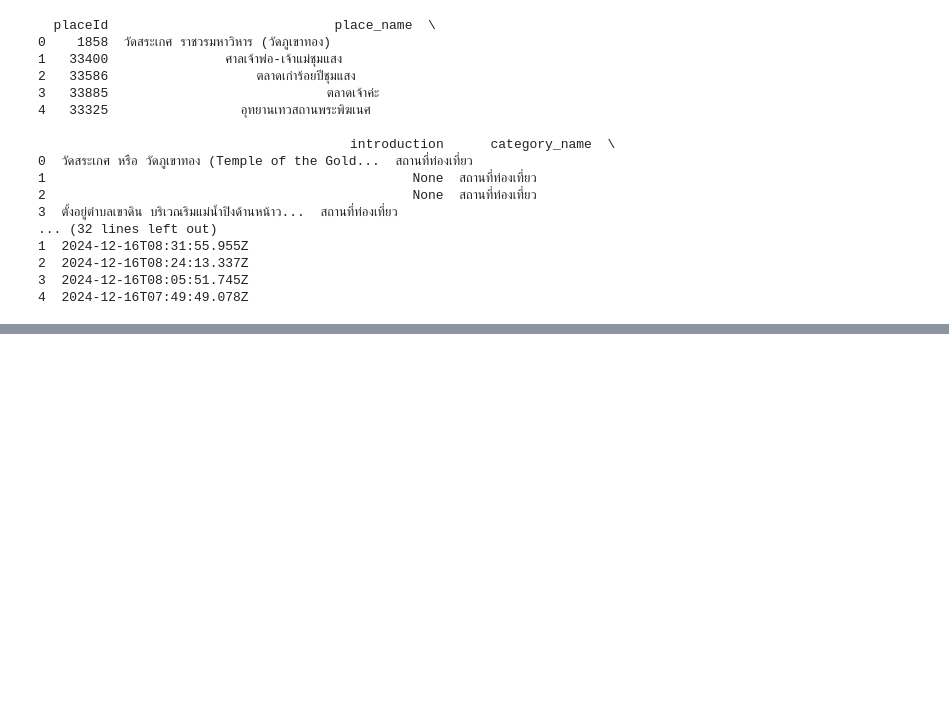
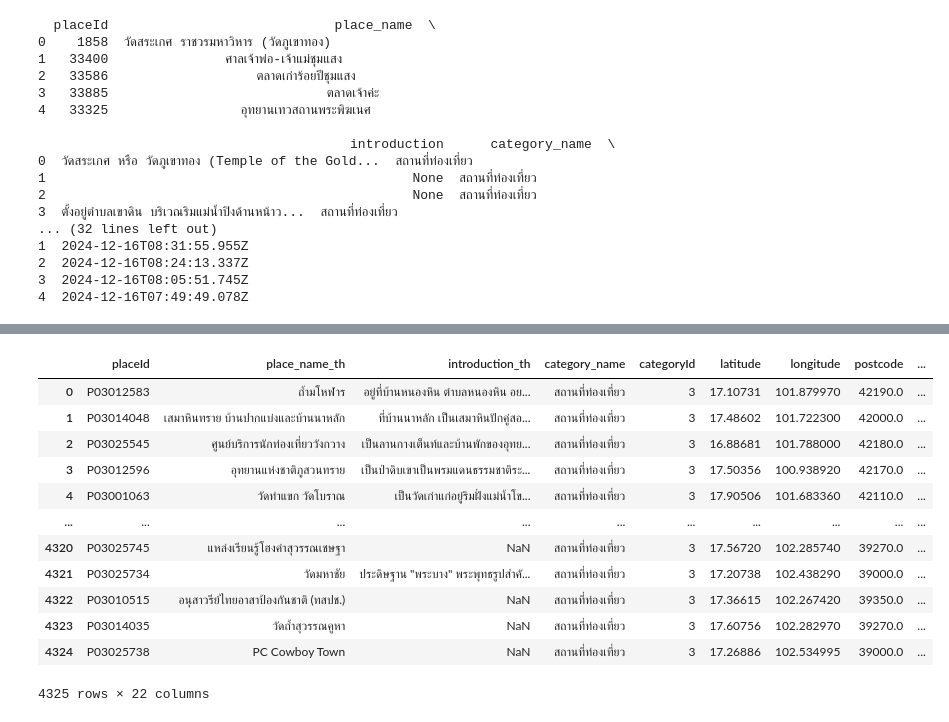
Before and after one commit to ittichaib/IS_Project_Thailand_Tourism_Recommendation, a Jupyter notebook: app/frontend/transform_data.ipynb, the cells around one changed output, grey strips where cells are left out. Drawn from its saved outputs; the diff is of its cells as text; code cells hidden in the pictures; blank space fills up the shorter version.

```diff
--- a/app/frontend/transform_data.ipynb
+++ b/app/frontend/transform_data.ipynb
@@ -225,0 +212,3 @@ df
+# %%
+EN_Attractions_df = pd.read_csv('./tat_attractions_en.csv')
+TH_Attractions_df = pd.read_csv('./tat_attractions_th.csv')
@@ -225,0 +233,18 @@ df
+# %%
+TH_Attractions_df['placeId'] = TH_Attractions_df['placeId'].astype(str)
+EN_Attractions_df['placeId'] = EN_Attractions_df['placeId'].astype(str)
+
+TH_Attractions_df.rename(columns={'introduction': 'introduction_th'}, inplace=True)
+TH_Attractions_df.rename(columns={'place_name': 'place_name_th'}, inplace=True)
+TH_Attractions_df.rename(columns={'province_name': 'province_name_th'}, inplace=True)
+TH_Attractions_df.rename(columns={'district_name': 'district_name_th'}, inplace=True)
+TH_Attractions_df.rename(columns={'sub_district_name': 'sub_district_name_th'}, inplace=True)
+Merge_Attractions_df = TH_Attractions_df.merge(EN_Attractions_df[['placeId', 'introduction', 'place_name', 'province_name', 'district_name', 'sub_district_name']], on='placeId', how='left')
+Merge_Attractions_df.rename(columns={'introduction': 'introduction_en'}, inplace=True)
+Merge_Attractions_df.rename(columns={'place_name': 'place_name_en'}, inplace=True)
+Merge_Attractions_df.rename(columns={'province_name': 'province_name_en'}, inplace=True)
+Merge_Attractions_df.rename(columns={'district_name': 'district_name_en'}, inplace=True)
+Merge_Attractions_df.rename(columns={'sub_district_name': 'sub_district_name_en'}, inplace=True)
+
+Merge_Attractions_df['introduction_en'].fillna('-')
+Merge_Attractions_df['introduction_th'].fillna('-')
@@ -225,0 +284,16 @@ df
+# %%
+Merge_Attractions_df
+# %% [output]
+|  | placeId | place_name_th | introduction_th | category_name | categoryId | latitude | longitude | postcode | ... |
+| 0 | P03012583 | ถ้ำมโหฬาร | อยู่ที่บ้านหนองหิน ตำบลหนองหิน อย... | สถานที่ท่องเที่ยว | 3 | 17.10731 | 101.879970 | 42190.0 | ... |
+| 1 | P03014048 | เสมาหินทราย บ้านปากแบ่งและบ้านนาหลัก | ที่บ้านนาหลัก เป็นเสมาหินปักคู่สอ... | สถานที่ท่องเที่ยว | 3 | 17.48602 | 101.722300 | 42000.0 | ... |
+| 2 | P03025545 | ศูนย์บริการนักท่องเที่ยววังกวาง | เป็นลานกางเต็นท์และบ้านพักของอุทย... | สถานที่ท่องเที่ยว | 3 | 16.88681 | 101.788000 | 42180.0 | ... |
+| 3 | P03012596 | อุทยานแห่งชาติภูสวนทราย | เป็นป่าดิบเขาเป็นพรมแดนธรรมชาติระ... | สถานที่ท่องเที่ยว | 3 | 17.50356 | 100.938920 | 42170.0 | ... |
+| 4 | P03001063 | วัดท่าแขก วัดโบราณ | เป็นวัดเก่าแก่อยู่ริมฝั่งแม่น้ำโข... | สถานที่ท่องเที่ยว | 3 | 17.90506 | 101.683360 | 42110.0 | ... |
+| ... | ... | ... | ... | ... | ... | ... | ... | ... | ... |
+| 4320 | P03025745 | แหล่งเรียนรู้โฮงคำสุวรรณเชษฐา | NaN | สถานที่ท่องเที่ยว | 3 | 17.56720 | 102.285740 | 39270.0 | ... |
+| 4321 | P03025734 | วัดมหาชัย | ประดิษฐาน "พระบาง" พระพุทธรูปสำคั... | สถานที่ท่องเที่ยว | 3 | 17.20738 | 102.438290 | 39000.0 | ... |
+| 4322 | P03010515 | อนุสาวรีย์ไทยอาสาป้องกันชาติ (ทสปช.) | NaN | สถานที่ท่องเที่ยว | 3 | 17.36615 | 102.267420 | 39350.0 | ... |
+| 4323 | P03014035 | วัดถ้ำสุวรรณคูหา | NaN | สถานที่ท่องเที่ยว | 3 | 17.60756 | 102.282970 | 39270.0 | ... |
+| 4324 | P03025738 | PC Cowboy Town | NaN | สถานที่ท่องเที่ยว | 3 | 17.26886 | 102.534995 | 39000.0 | ... |
+4325 rows × 22 columns
```
Also changed, not shown: parts of 9 cells of this notebook, 6 other files.
